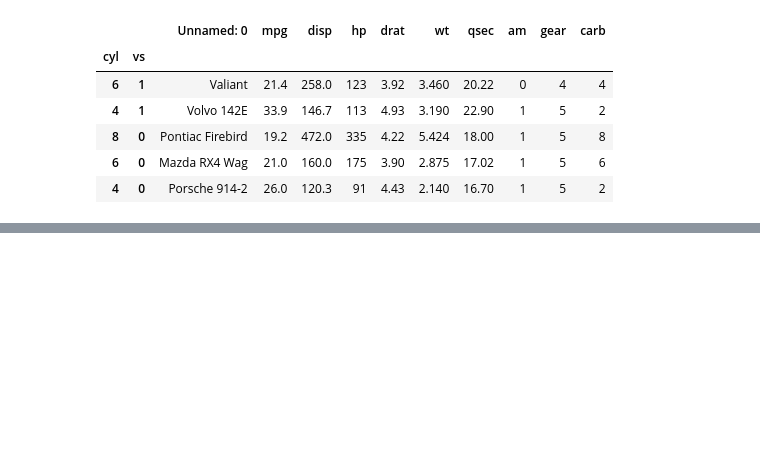
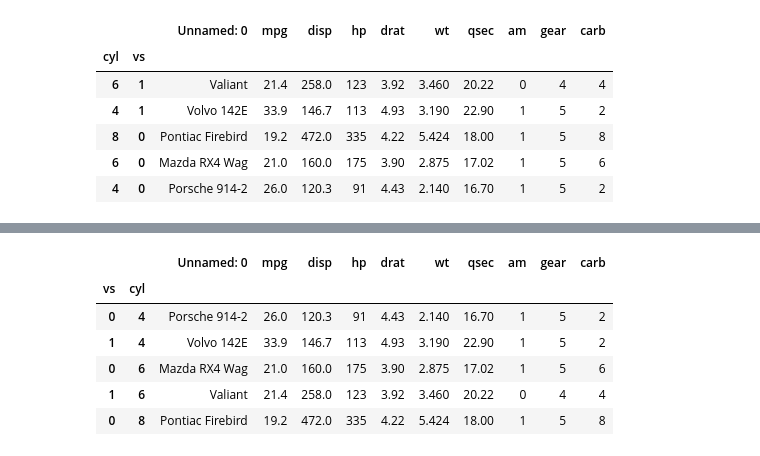
Before and after one commit to ermekfaa/VeriBilimiProjesi1, a Jupyter notebook: pandaspart/gruplandirma.ipynb, the cells around one changed output, grey strips where cells are left out. Cells and saved outputs as stored; diff of their text form; code cells hidden in the pictures; blank space fills up the shorter version.

```diff
--- a/pandaspart/gruplandirma.ipynb
+++ b/pandaspart/gruplandirma.ipynb
@@ -264,0 +325,10 @@ cyl_vs.sort_index(level="vs", ascending=False)
+# %%
+cyl_vs.swaplevel()
+# %% [output]
+|  |  | Unnamed: 0 | mpg | disp | hp | drat | wt | qsec | am | gear | carb |
+| vs | cyl |  |  |  |  |  |  |  |  |  |  |
+| 0 | 4 | Porsche 914-2 | 26.0 | 120.3 | 91 | 4.43 | 2.140 | 16.70 | 1 | 5 | 2 |
+| 1 | 4 | Volvo 142E | 33.9 | 146.7 | 113 | 4.93 | 3.190 | 22.90 | 1 | 5 | 2 |
+| 0 | 6 | Mazda RX4 Wag | 21.0 | 160.0 | 175 | 3.90 | 2.875 | 17.02 | 1 | 5 | 6 |
+| 1 | 6 | Valiant | 21.4 | 258.0 | 123 | 3.92 | 3.460 | 20.22 | 0 | 4 | 4 |
+| 0 | 8 | Pontiac Firebird | 19.2 | 472.0 | 335 | 4.22 | 5.424 | 18.00 | 1 | 5 | 8 |
```
Also changed, not shown: parts of 8 cells of this notebook, 2 other files.
